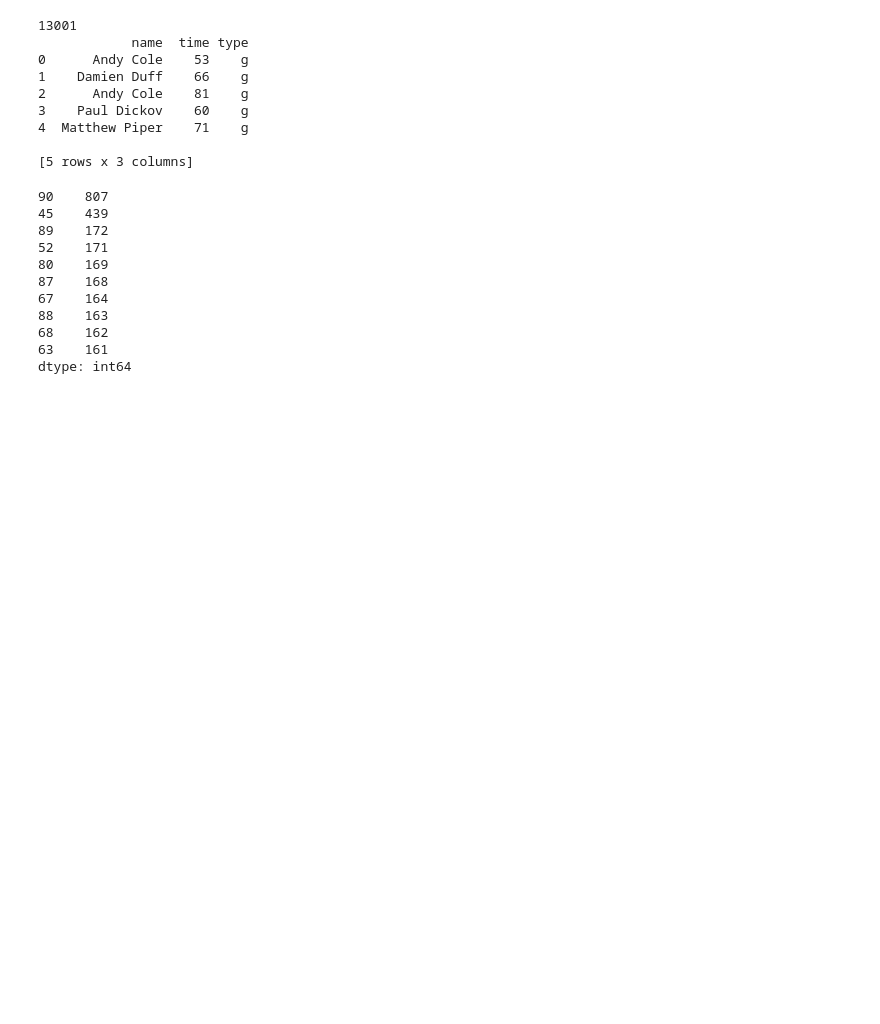
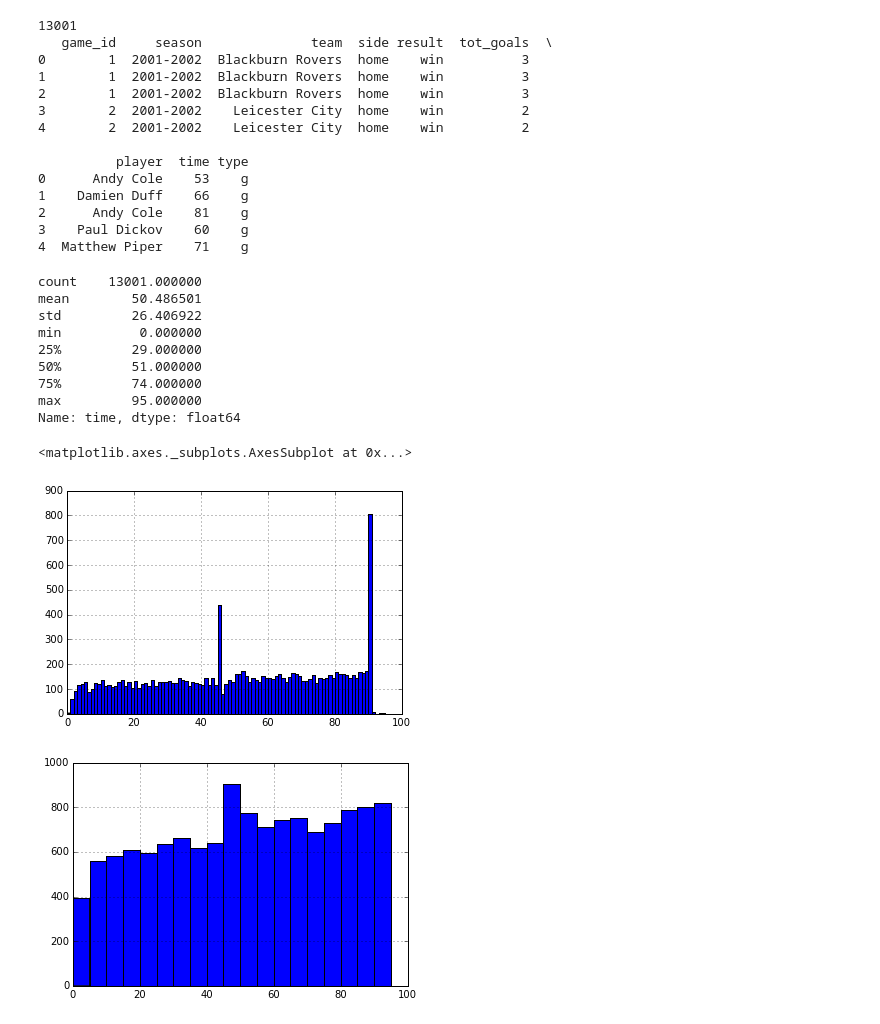
Before and after one commit to brendansudol/epl-soccer-data, a Jupyter notebook: ipy-notebooks/explore.ipynb, the cells around one changed output. Saved outputs shown, nothing was run; the diff lists cells and outputs as text; code cells hidden in the pictures; blank space fills up the shorter version.

```diff
--- a/ipy-notebooks/explore.ipynb
+++ b/ipy-notebooks/explore.ipynb
@@ -126,0 +127,18 @@ dg[dg.game_id == 1]
+# %%
+# add time of first goal column(s)
+def first_goal_time(g_data):
+    goals = [g.split(',') for g in g_data.split(';')]
+
+    times = []
+    for g in goals:
+        if len(g) == 3:
+            times.append(int(g[1]))
+
+    return min(times) if len(times) > 0 else None
+
+
+df['home_g1'] = df['home_scorers'].apply(lambda x: first_goal_time(x))
+df['away_g1'] = df['away_scorers'].apply(lambda x: first_goal_time(x))
+
+# check that it worked
+print df[['home_scorers', 'home_g1', 'away_scorers', 'away_g1']].head()
@@ -148,40 +354,56 @@ Leeds United        1.324561
 # %%
 # new dataframe around goals
+data = []
+for i, r in dg.iterrows():
+    if r.scorers != 'NULL':
+        goals = r.scorers.split(';')
+        for goal in goals:
+            goal_info = goal.split(',')
+            other_info = [r.game_id, r.season, r.team, r.side, r.result, r.score]
+            combined = other_info + goal_info
+            data.append(combined)
 
-goals_data = []
-for i, r in dg.iterrows():
-    if r.team_scorers != 'NULL':
-        goals = r.team_scorers.split(';')
-        for goal in goals:
-            g_entry = goal.split(',')
-            goals_data.append(g_entry)
+cols = ['game_id', 'season', 'team', 'side', 'result', 'tot_goals', 'player', 'time', 'type']
+goals_df = pd.DataFrame(data, columns=cols)
 
-goals_df = pd.DataFrame(goals_data, columns=['name', 'time', 'type'])
 goals_df['time'] = goals_df['time'].astype(int)
 
 print len(goals_df)
 print goals_df.head()
 # %% [output]
 13001
-            name  time type
+   game_id     season              team  side result  tot_goals  \
+0        1  2001-2002  Blackburn Rovers  home    win          3
+1        1  2001-2002  Blackburn Rovers  home    win          3
+2        1  2001-2002  Blackburn Rovers  home    win          3
+3        2  2001-2002    Leicester City  home    win          2
+4        2  2001-2002    Leicester City  home    win          2
+
+          player  time type
 0      Andy Cole    53    g
 1    Damien Duff    66    g
 2      Andy Cole    81    g
 3    Paul Dickov    60    g
 4  Matthew Piper    71    g
-
-[5 rows x 3 columns]
 # %%
-goals_df.time.value_counts()[:10]
+goals_df.time.describe()
 # %% [output]
-90    807
-45    439
-89    172
-52    171
-80    169
-87    168
-67    164
-88    163
-68    162
-63    161
-dtype: int64
+count    13001.000000
+mean        50.486501
+std         26.406922
+min          0.000000
+25%         29.000000
+50%         51.000000
+75%         74.000000
+max         95.000000
+Name: time, dtype: float64
+# %%
+goals_df.time.hist(bins=95)
+
+plt.figure()
+
+goals_df.time.hist(bins=19)
+# %% [output]
+<matplotlib.axes._subplots.AxesSubplot at 0x...>
+[figure, added]
+[figure, added]
```
Also changed, not shown: parts of 30 cells of this notebook.
